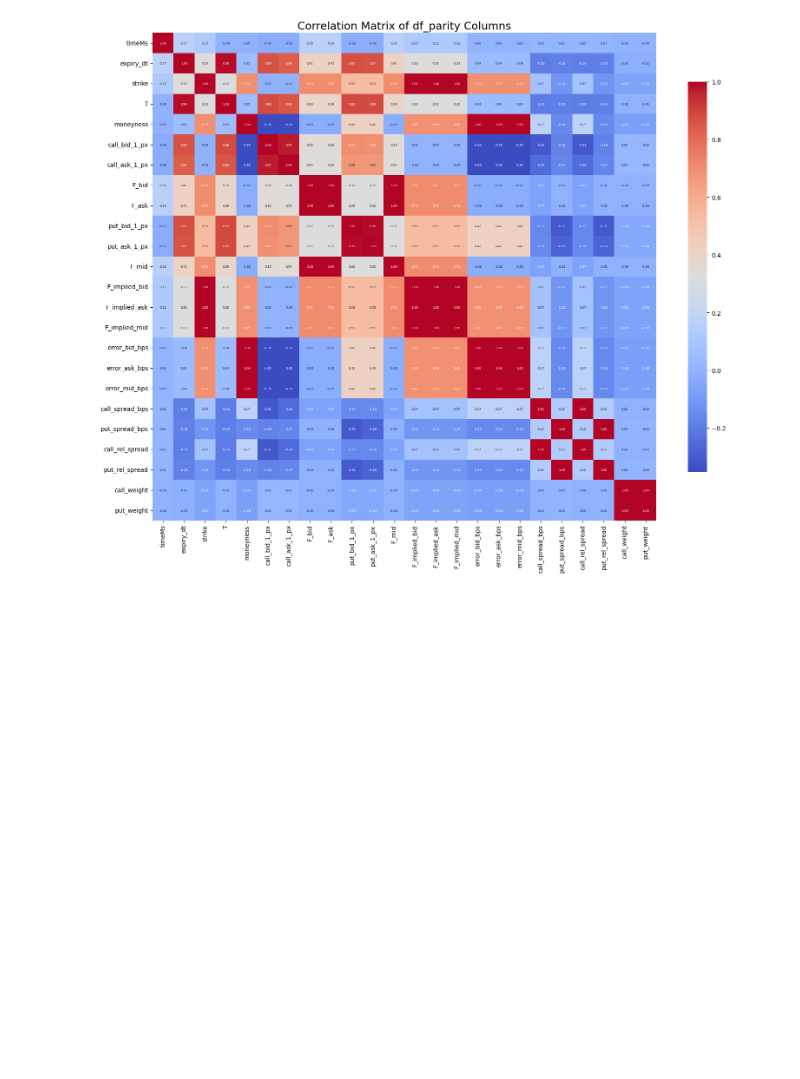
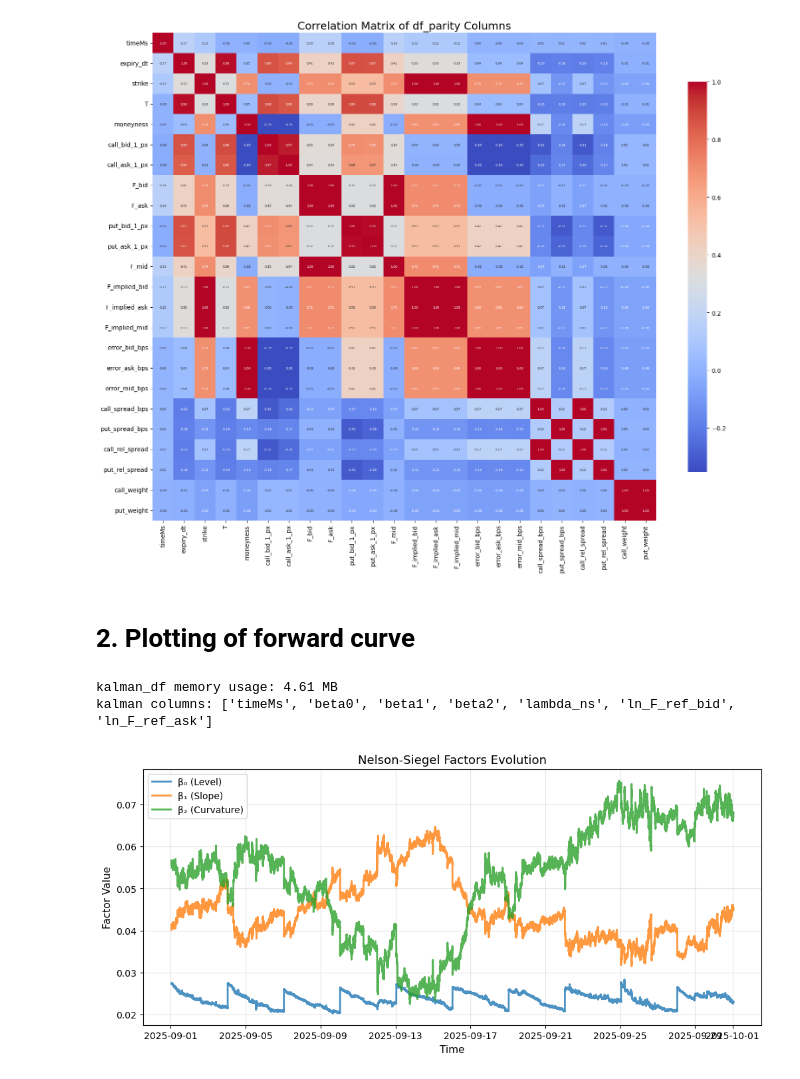
Before and after one commit to PascalAndreas/final-year-project, a Jupyter notebook: kalman_forwards_investigation.ipynb, the cells around one changed output. Drawn from its saved outputs; the diff is of its cells as text; code cells hidden in the pictures; blank space fills up the shorter version.

```diff
--- a/kalman_forwards_investigation.ipynb
+++ b/kalman_forwards_investigation.ipynb
@@ -256,3 +202,5 @@ plt.tight_layout()
 plt.show()
 # %% [output]
 [figure]
+# %% [markdown]
+# 2. Plotting of forward curve
@@ -258,0 +209,22 @@ plt.show()
+# %%
+kalman_df = store.get_derived(
+build_forwards_kalman,
+dates=dates,
+cache_name=f"{binning}_kalman_forwards",
+verbose=True,
+).collect()
+# %%
+print(f"kalman_df memory usage: {kalman_df.estimated_size('mb'):.2f} MB")
+print(f"kalman columns: {kalman_df.columns}")
+# %% [output]
+kalman_df memory usage: 4.61 MB
+kalman columns: ['timeMs', 'beta0', 'beta1', 'beta2', 'lambda_ns', 'ln_F_ref_bid', 'ln_F_ref_ask']
+# %%
+# Plot NS factors
+fig, ax = plt.subplots(figsize=(12, 5))
+plot_ns_factors(kalman_df, ax=ax)
+plt.show()
+
+# Plot forward curve
+# %% [output]
+[figure, added]
```
Also changed, not shown: parts of 5 cells of this notebook, 4 other files.
